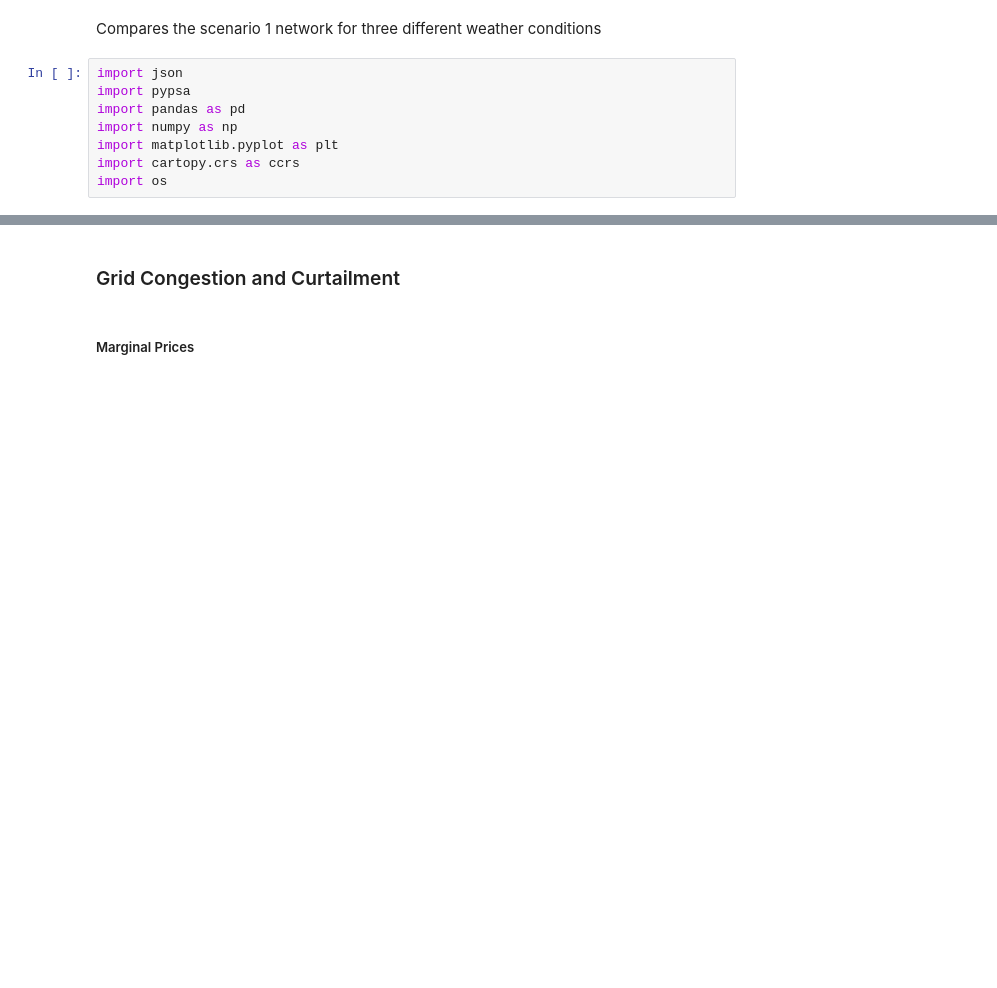
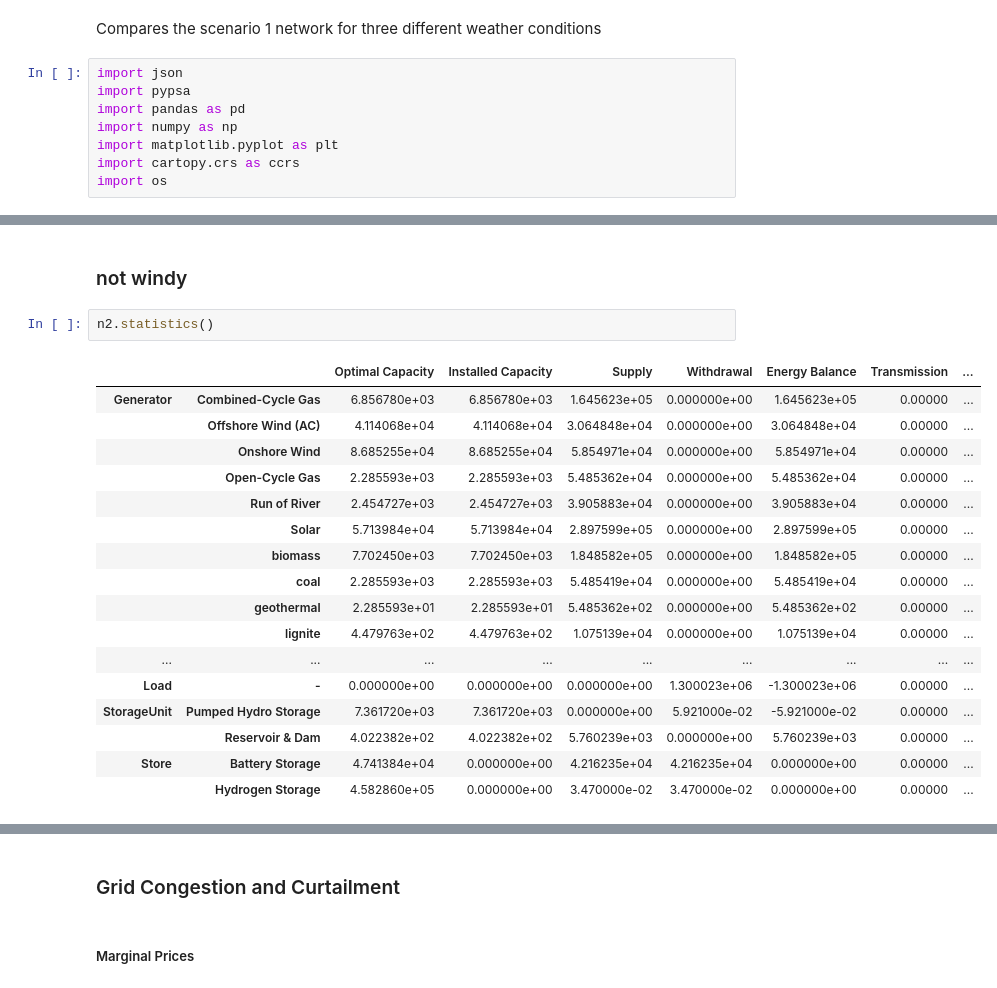
Before and after one commit to Luca2299/pypsa-eur, a Jupyter notebook: notebooks/Comparison_Scenario1.ipynb, the cells around one changed output, grey strips where cells are left out. Drawn from its saved outputs; the diff is of its cells as text; blank space fills up the shorter version.

```diff
--- a/notebooks/Comparison_Scenario1.ipynb
+++ b/notebooks/Comparison_Scenario1.ipynb
@@ -40,0 +76,22 @@ INFO:pypsa.network.io:Imported network 'Unnamed Network' has buses, carriers, ge
+# %% [markdown]
+###  not windy
+# %%
+n2.statistics()
+# %% [output]
+|  |  | Optimal Capacity | Installed Capacity | Supply | Withdrawal | Energy Balance | Transmission | ... |
+| Generator | Combined-Cycle Gas | 6.856780e+03 | 6.856780e+03 | 1.645623e+05 | 0.000000e+00 | 1.645623e+05 | 0.00000 | ... |
+|  | Offshore Wind (AC) | 4.114068e+04 | 4.114068e+04 | 3.064848e+04 | 0.000000e+00 | 3.064848e+04 | 0.00000 | ... |
+|  | Onshore Wind | 8.685255e+04 | 8.685255e+04 | 5.854971e+04 | 0.000000e+00 | 5.854971e+04 | 0.00000 | ... |
+|  | Open-Cycle Gas | 2.285593e+03 | 2.285593e+03 | 5.485362e+04 | 0.000000e+00 | 5.485362e+04 | 0.00000 | ... |
+|  | Run of River | 2.454727e+03 | 2.454727e+03 | 3.905883e+04 | 0.000000e+00 | 3.905883e+04 | 0.00000 | ... |
+|  | Solar | 5.713984e+04 | 5.713984e+04 | 2.897599e+05 | 0.000000e+00 | 2.897599e+05 | 0.00000 | ... |
+|  | biomass | 7.702450e+03 | 7.702450e+03 | 1.848582e+05 | 0.000000e+00 | 1.848582e+05 | 0.00000 | ... |
+|  | coal | 2.285593e+03 | 2.285593e+03 | 5.485419e+04 | 0.000000e+00 | 5.485419e+04 | 0.00000 | ... |
+|  | geothermal | 2.285593e+01 | 2.285593e+01 | 5.485362e+02 | 0.000000e+00 | 5.485362e+02 | 0.00000 | ... |
+|  | lignite | 4.479763e+02 | 4.479763e+02 | 1.075139e+04 | 0.000000e+00 | 1.075139e+04 | 0.00000 | ... |
+| ... | ... | ... | ... | ... | ... | ... | ... | ... |
+| Load | - | 0.000000e+00 | 0.000000e+00 | 0.000000e+00 | 1.300023e+06 | -1.300023e+06 | 0.00000 | ... |
+| StorageUnit | Pumped Hydro Storage | 7.361720e+03 | 7.361720e+03 | 0.000000e+00 | 5.921000e-02 | -5.921000e-02 | 0.00000 | ... |
+|  | Reservoir & Dam | 4.022382e+02 | 4.022382e+02 | 5.760239e+03 | 0.000000e+00 | 5.760239e+03 | 0.00000 | ... |
+| Store | Battery Storage | 4.741384e+04 | 0.000000e+00 | 4.216235e+04 | 4.216235e+04 | 0.000000e+00 | 0.00000 | ... |
+|  | Hydrogen Storage | 4.582860e+05 | 0.000000e+00 | 3.470000e-02 | 3.470000e-02 | 0.000000e+00 | 0.00000 | ... |
```
Also changed, not shown: parts of 9 cells of this notebook, 16 other files.
